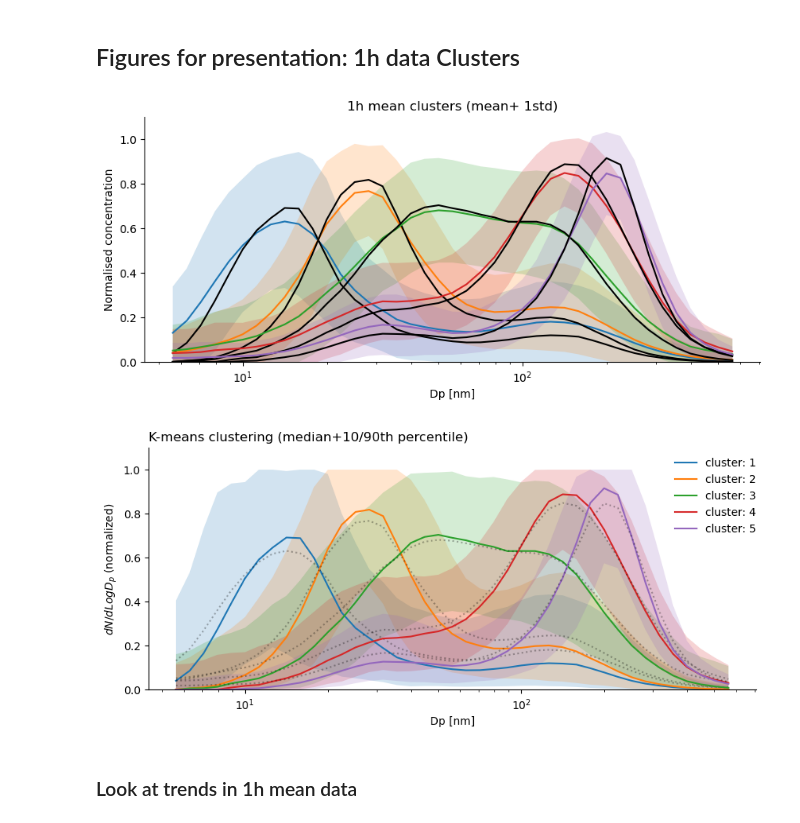
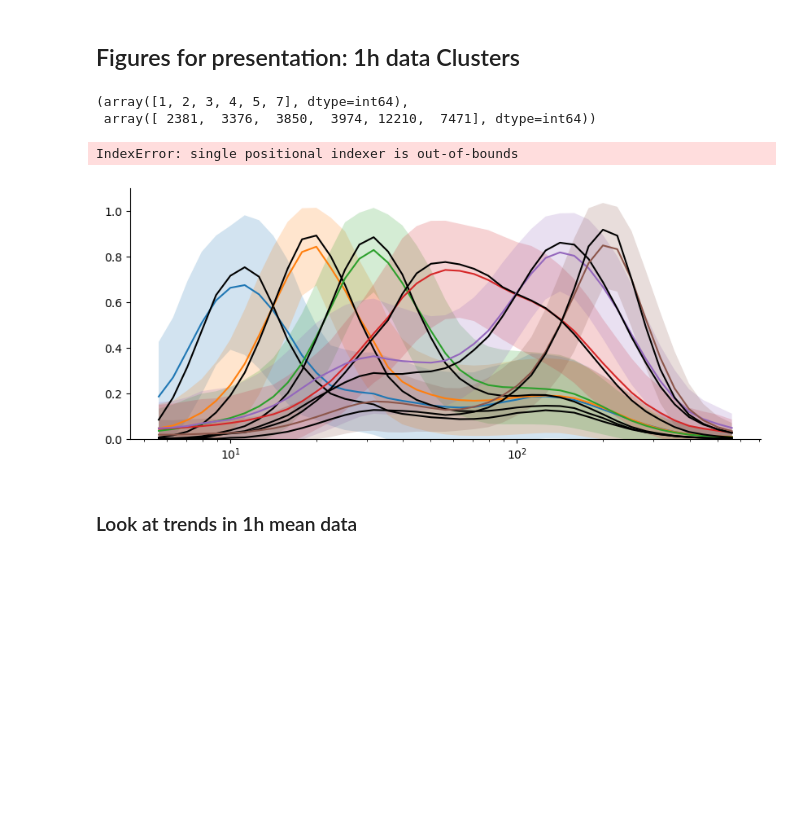
Before and after one commit to eScience-course/Tjaernoe2022-group3, a Jupyter notebook: notebooks/Report_Lovisa.ipynb, the cells around one changed output. Drawn from its saved outputs; the diff is of its cells as text; code cells hidden in the pictures; blank space fills up the shorter version.

Commit message:
Battled with Kmeans, cluster were lost

```diff
--- a/notebooks/Report_Lovisa.ipynb
+++ b/notebooks/Report_Lovisa.ipynb
@@ -366,6 +177,6 @@ def connect_dicts(dict_max_columns_unordered, dict_max_columns):
 # %%
 # Calling function to normalize size distributions
 
-df1, df_daily_2010_2020_median_norm = create_normalised_df(df_daily_2010_2020_median)
-df2, df_daily_2010_2020_mean_norm = create_normalised_df(df_daily_2010_2020_mean)
-df3, df_daily_2010_2020_1h_mean_norm = create_normalised_df(df_hourly_2010_2020_mean)
+df1, df_daily_2010_2020_median_norm = fu.create_normalised_df(df_daily_2010_2020_median)
+df2, df_daily_2010_2020_mean_norm = fu.create_normalised_df(df_daily_2010_2020_mean)
+df3, df_daily_2010_2020_1h_mean_norm = fu.create_normalised_df(df_hourly_2010_2020_mean)
@@ -400,2 +187,6 @@ Shape of df: (33262, 92)
 # %%
-n_clusters = 5
+n_clusters = 11
+
+#Perform K-means clustering
+df_norm_clustered_median = fu.perform_clustering(df_daily_2010_2020_median_norm, n_clusters)
+df_norm_clustered_mean = fu.perform_clustering(df_daily_2010_2020_mean_norm, n_clusters)
@@ -475,0 +196,5 @@ the mapping from clustering to ordered clusters (by mode): {1: 5, 2: 1, 3: 3, 4:
+# %%
+df_hourly_norm_dropped = df_daily_2010_2020_1h_mean_norm.copy()
+df_hourly_norm_dropped = df_hourly_norm_dropped.drop \
+                         (columns=['norm5.012','norm630.957','norm707.946'])
+df_norm_clustered_1h_mean = fu.perform_clustering(df_hourly_norm_dropped, n_clusters)
@@ -567,77 +294,44 @@ plt.show()
+# %%
+df_norm_clustered_1h_mean_median
+#df_norm_clustered_1h_mean_mean.iloc[4,:].values)
+np.unique(df_norm_clustered_1h_mean['clusters'].values,return_counts=True)
+# %% [output]
+(array([1, 2, 3, 4, 5, 7], dtype=int64),
+ array([ 2381,  3376,  3850,  3974, 12210,  7471], dtype=int64))
 # %%
 # Check to see how 1h mean clusters look like---------------------------------------
-# !!! Note that columns have been dropped !!!! -------------------------------------
 
 df_norm_clustered_1h_mean_median = df_norm_clustered_1h_mean.groupby('clusters').median()
 df_norm_clustered_1h_10q = df_norm_clustered_1h_mean.groupby('clusters').quantile(.1)
 df_norm_clustered_1h_90q = df_norm_clustered_1h_mean.groupby('clusters').quantile(.9)
 
 
 df_norm_clustered_1h_mean_mean = df_norm_clustered_1h_mean.groupby('clusters').mean()
 df_norm_clustered_1h_std = df_norm_clustered_1h_mean.groupby('clusters').std()
 
 fig, ax = plt.subplots(figsize=(10,4))
 
 for i in range(n_clusters):
     ax.plot(diameters[1:-2]*10**9, df_norm_clustered_1h_mean_mean.iloc[i,:].values, '-')
     ax.fill_between(diameters[1:-2]*10**9,
                     df_norm_clustered_1h_mean_mean.iloc[i,:].values + df_norm_clustered_1h_std.iloc[i,:].values,
                     df_norm_clustered_1h_mean_mean.iloc[i,:].values - df_norm_clustered_1h_std.iloc[i,:].values, alpha=0.2)
 
     # Plot the median to see similarity
     ax.plot(diameters[1:-2]*10**9, df_norm_clustered_1h_mean_median.iloc[i,:].values, 'k-')
     #ax.set_xticks(bin_cols[::5])
     ax.set_xscale('log')
     ax.set_ylim(0,1.1)
     for spine in ['top', 'right']:
         ax.spines[spine].set_visible(False)
         ax.spines[spine].set_linewidth(3)
 
 
 
 plt.xlabel('Dp [nm]')
 plt.title('1h mean clusters (mean+ 1std)')
 plt.ylabel('Normalised concentration')
 plt.show()
-
-# Median 1h mean clusters----------------------------------------------
-
-
-fig, ax = plt.subplots(figsize=(10,4))
-
-clusters = [1,2,3,4,5]
-
-for cluster in clusters:
-    #print(cluster)
-    df_cluster = df_norm_clustered_1h_mean_median[df_norm_clustered_1h_mean_median.index == cluster]
-    df_cluster_mean = df_norm_clustered_1h_mean_mean[df_norm_clustered_1h_mean_mean.index == cluster]
-    df_cluster90 = df_norm_clustered_1h_90q[df_norm_clustered_1h_90q.index == cluster]
-    df_cluster10 = df_norm_clustered_1h_10q[df_norm_clustered_1h_10q.index == cluster]
-
-    ax.plot(diameters[1:-2]*10**9, df_cluster.iloc[0,:].values, '-',
-            label='cluster: '+str(cluster))
-    ax.fill_between(diameters[1:-2]*10**9,
-                    df_cluster90.iloc[0,:].values,
-                    df_cluster10.iloc[0,:].values,
-                    alpha=0.2, )
-
-
-    # Plot the mean to see similarity
-    ax.plot(diameters[1:-2]*10**9, df_cluster_mean.iloc[0,:].values, 'k:',alpha=0.3)
-    #ax.set_xticks(bin_cols[::5])
-    ax.set_xscale('log')
-    ax.set_ylim(0,1.1)
-
-
-for spine in ['top', 'right']:
-    ax.spines[spine].set_visible(False)
-    ax.spines[spine].set_linewidth(0.5)
-
-plt.xlabel('Dp [nm]')
-plt.title('K-means clustering (median+10/90th percentile)', loc='left')
-plt.ylabel('$dN/dLogD_p$ (normalized)')
-plt.legend(frameon=False,bbox_to_anchor=(.85, 1))
-plt.show()
 # %% [output]
+IndexError: single positional indexer is out-of-bounds
-[figure, old version]
+[figure, new version]
-[figure, removed]
```
Also changed, not shown: parts of 56 cells of this notebook, 1 other file.
